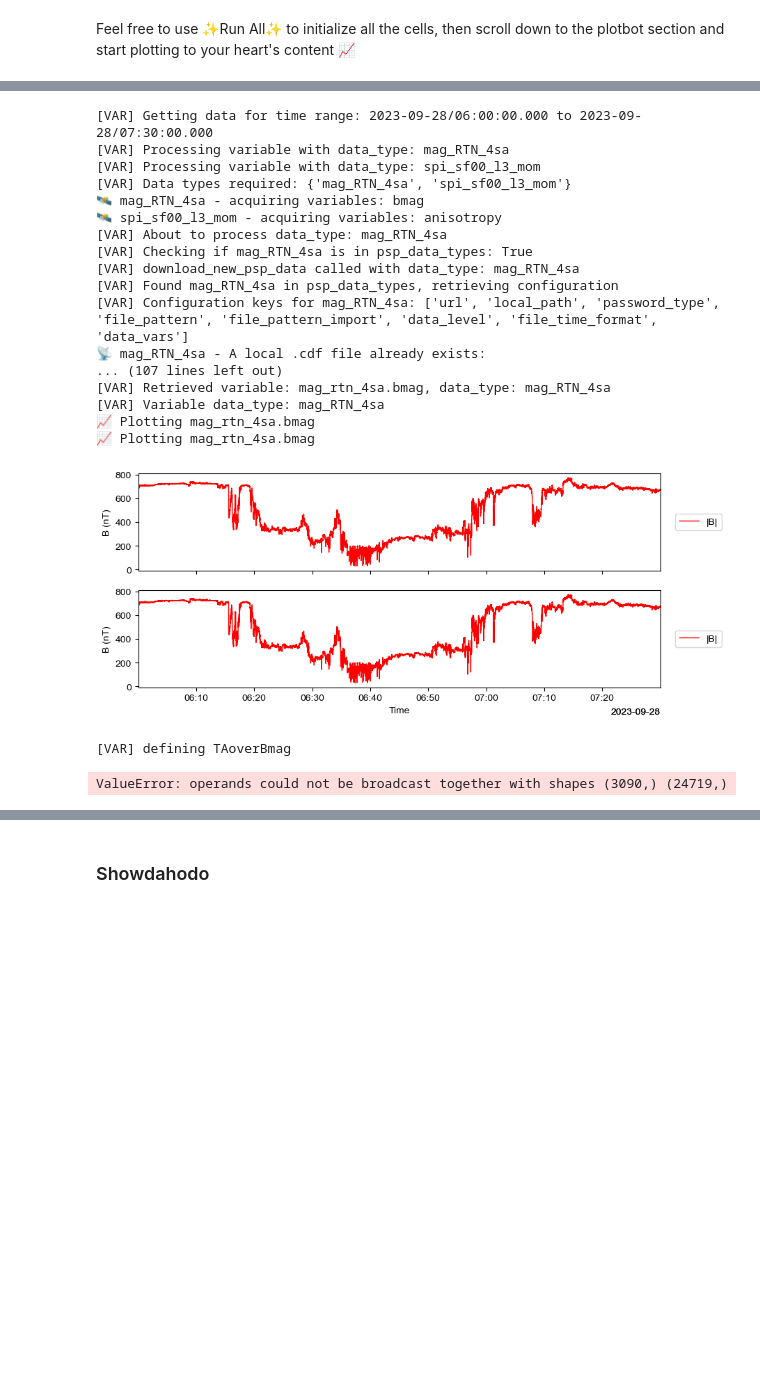
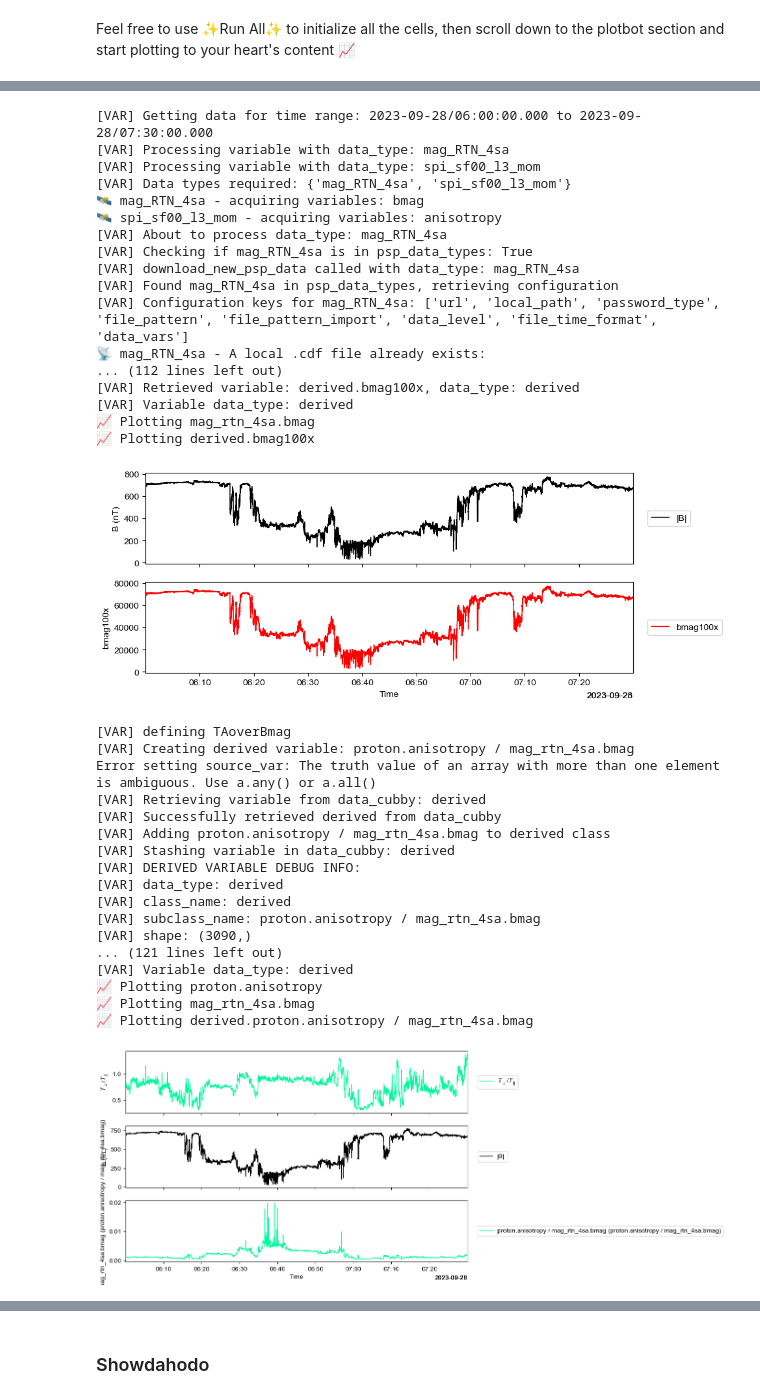
Before and after one commit to Sonified/Plotbot, a Jupyter notebook: Plotbot.ipynb, the cells around one changed output, grey strips where cells are left out. Drawn from its saved outputs; the diff is of its cells as text; code cells hidden in the pictures; blank space fills up the shorter version.

Commit message:
Adds derived variable operations and storage!

```diff
--- a/Plotbot.ipynb
+++ b/Plotbot.ipynb
@@ -36,21 +36,21 @@ Feel free to use ✨Run All✨ to
 initialize all the cells, then scroll down to the plotbot section
 and start plotting to your heart's content 📈
 # %%
-# print_manager.show_variable_testing = True
+print_manager.show_variable_testing = True
 
-# # Import data
-# trange = ['2023-09-28/06:00:00.000', '2023-09-28/07:30:00.000']
-# get_data(trange, mag_rtn_4sa.bmag, proton.anisotropy)
+# Import data
+trange = ['2023-09-28/06:00:00.000', '2023-09-28/07:30:00.000']
+get_data(trange, mag_rtn_4sa.bmag, proton.anisotropy)
 
-# # Set global interpolation method - just one simple assignment
-# Variable.interp_method = 'linear'  # All math operations will use linear interpolation
+# Set global interpolation method - just one simple assignment
+plot_manager.interp_method = 'linear'  # All math operations will use linear interpolation
 
-# # Do math
-# TAoverBmag = proton.anisotropy / mag_rtn_4sa.bmag
+# Do math
+TAoverBmag = proton.anisotropy / mag_rtn_4sa.bmag  # Automatic interpolation happens here
 
-# # Switch back if needed
-# Variable.interp_method = 'nearest'
+# Switch back if needed
+plot_manager.interp_method = 'nearest'
 
-# # Store and plot the result
-# store_data('TAoverB', data={'x': TAoverBmag.datetime_array, 'y': TAoverBmag})
-# plotbot(trange, proton.anisotropy, 1, mag_rtn_4sa.bmag, 2, TAoverBmag, 3)
+# Store and plot the result
+store_data('TAoverB', data={'x': TAoverBmag.datetime_array, 'y': TAoverBmag})
+plotbot(trange, proton.anisotropy, 1, mag_rtn_4sa.bmag, 2, TAoverBmag, 3)
@@ -76,45 +95,61 @@ print_manager.variable_testing("Storing bmag100x")
 store_data('bmag100x', data={'x': mag_rtn_4sa.bmag.datetime_array, 'y': bmag100x_data})
 
 
-bmag100x_data.color = 'red'
+bmag100x.color = 'red'
 
 print_manager.variable_testing("Initializing plotbot with bmag100x on the third axis")
 
 # Plot bmag and its scaled version
-plotbot(trange, mag_rtn_4sa.bmag, 1, bmag100x_data, 2)
+plotbot(trange, mag_rtn_4sa.bmag, 1, bmag100x, 2)
 
 # Calculate and store TAoverB
 
 print_manager.variable_testing("defining TAoverBmag")
 TAoverBmag = proton.anisotropy / mag_rtn_4sa.bmag
 
 print_manager.variable_testing("Storing TAoverB")
 store_data('TAoverB', data={'x': proton.anisotropy.datetime_array, 'y': TAoverBmag})
 
 # Plot anisotropy, bmag, and TAoverB
 print_manager.variable_testing("Initializing plotbot with TAoverB on the third axis")
 plotbot(trange, proton.anisotropy, 1, mag_rtn_4sa.bmag, 2, TAoverBmag, 3)
 # %% [output]
 [VAR] Getting data for time range: 2023-09-28/06:00:00.000 to 2023-09-28/07:30:00.000
 [VAR] Processing variable with data_type: mag_RTN_4sa
 [VAR] Processing variable with data_type: spi_sf00_l3_mom
 [VAR] Data types required: {'mag_RTN_4sa', 'spi_sf00_l3_mom'}
 🛰️ mag_RTN_4sa - acquiring variables: bmag
 🛰️ spi_sf00_l3_mom - acquiring variables: anisotropy
 [VAR] About to process data_type: mag_RTN_4sa
 [VAR] Checking if mag_RTN_4sa is in psp_data_types: True
 [VAR] download_new_psp_data called with data_type: mag_RTN_4sa
 [VAR] Found mag_RTN_4sa in psp_data_types, retrieving configuration
 [VAR] Configuration keys for mag_RTN_4sa: ['url', 'local_path', 'password_type', 'file_pattern', 'file_pattern_import', 'data_level', 'file_time_format', 'data_vars']
 📡 mag_RTN_4sa - A local .cdf file already exists:
-... (107 lines left out)
-[VAR] Retrieved variable: mag_rtn_4sa.bmag, data_type: mag_RTN_4sa
-[VAR] Variable data_type: mag_RTN_4sa
+... (112 lines left out)
+[VAR] Retrieved variable: derived.bmag100x, data_type: derived
+[VAR] Variable data_type: derived
 📈 Plotting mag_rtn_4sa.bmag
-📈 Plotting mag_rtn_4sa.bmag
+📈 Plotting derived.bmag100x
-[figure, old version]
+[figure, new version]
 [VAR] defining TAoverBmag
+[VAR] Creating derived variable: proton.anisotropy / mag_rtn_4sa.bmag
+Error setting source_var: The truth value of an array with more than one element is ambiguous. Use a.any() or a.all()
+[VAR] Retrieving variable from data_cubby: derived
+[VAR] Successfully retrieved derived from data_cubby
+[VAR] Adding proton.anisotropy / mag_rtn_4sa.bmag to derived class
+[VAR] Stashing variable in data_cubby: derived
+[VAR] DERIVED VARIABLE DEBUG INFO:
+[VAR] data_type: derived
+[VAR] class_name: derived
+[VAR] subclass_name: proton.anisotropy / mag_rtn_4sa.bmag
+[VAR] shape: (3090,)
+... (121 lines left out)
+[VAR] Variable data_type: derived
+📈 Plotting proton.anisotropy
+📈 Plotting mag_rtn_4sa.bmag
+📈 Plotting derived.proton.anisotropy / mag_rtn_4sa.bmag
-ValueError: operands could not be broadcast together with shapes (3090,) (24719,)
+[figure, added]
 # %%
 
 # # Set print manager settings for status, debug, and variable testing
```
Also changed, not shown: parts of 5 cells of this notebook, 4 other files.
